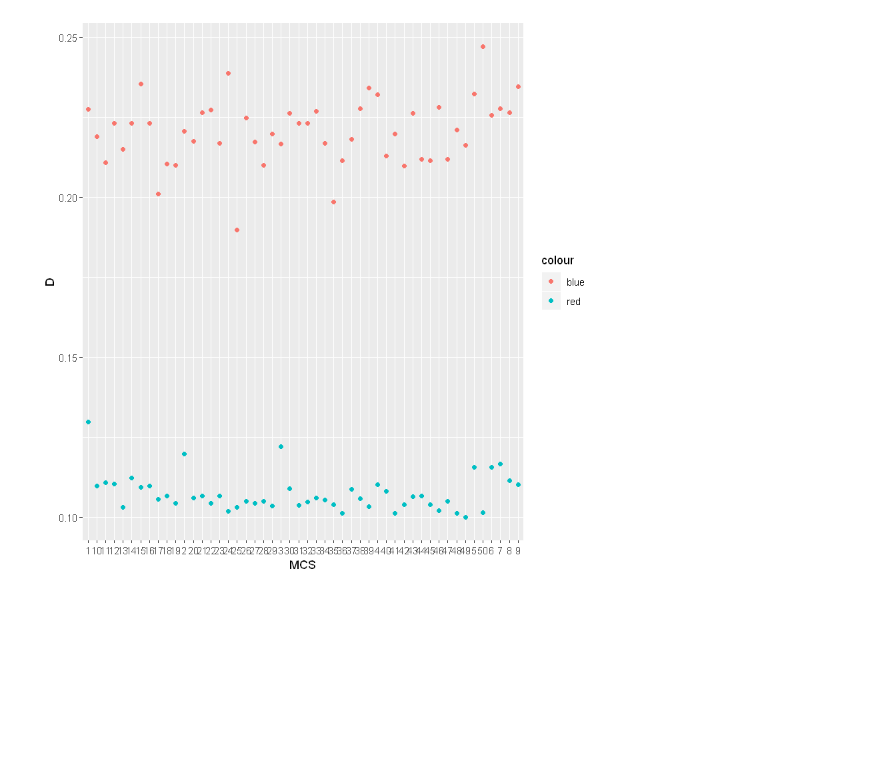
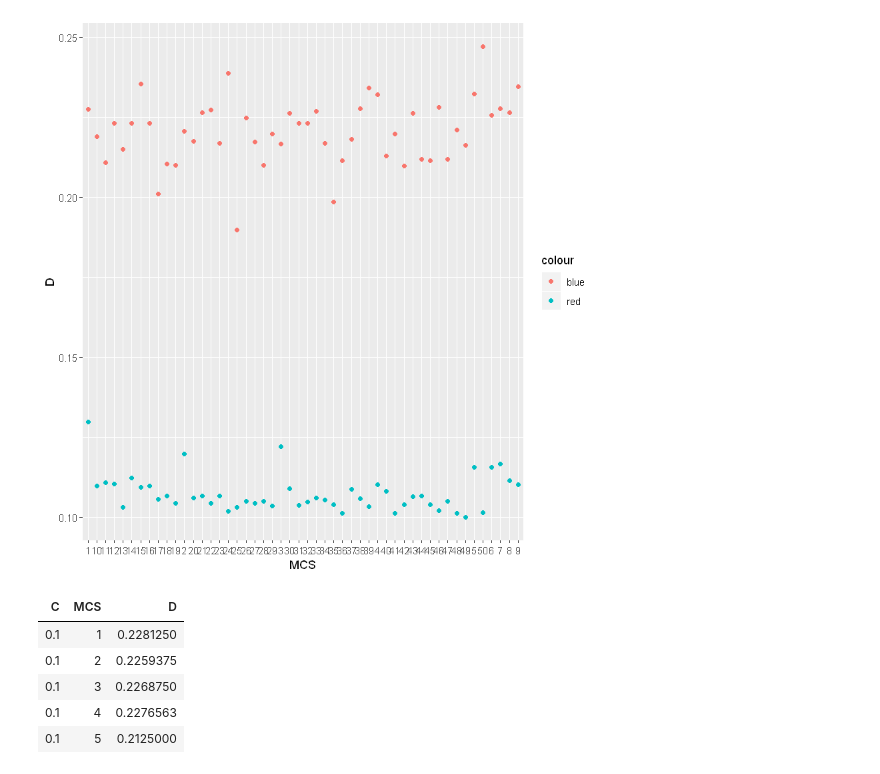
Before and after one commit to Squaess/StatisticalPhysics, a Jupyter notebook: diffusion/python/make_graphs.ipynb, the cells around one changed output. Saved outputs shown, nothing was run; the diff lists cells and outputs as text; code cells hidden in the pictures; blank space fills up the shorter version.

```diff
--- a/diffusion/python/make_graphs.ipynb
+++ b/diffusion/python/make_graphs.ipynb
@@ -72,3 +72,18 @@ geom_point(data = res2, aes(MCS, D, color="blue"))
 # ylim(0,0.5)
 # %% [output]
 [figure]
+# %%
+pyt.v2 <- read.csv("res_pv2.csv", header = FALSE)
+
+names(pyt.v2)[1] <- "C"
+names(pyt.v2)[2] <- "MCS"
+names(pyt.v2)[3] <- "D"
+
+head(pyt.v2,5)
+# %% [output]
+| C | MCS | D |
+| 0.1 | 1 | 0.2281250 |
+| 0.1 | 2 | 0.2259375 |
+| 0.1 | 3 | 0.2268750 |
+| 0.1 | 4 | 0.2276563 |
+| 0.1 | 5 | 0.2125000 |
```
Also changed, not shown: parts of 1 cell of this notebook, 2 other files.
